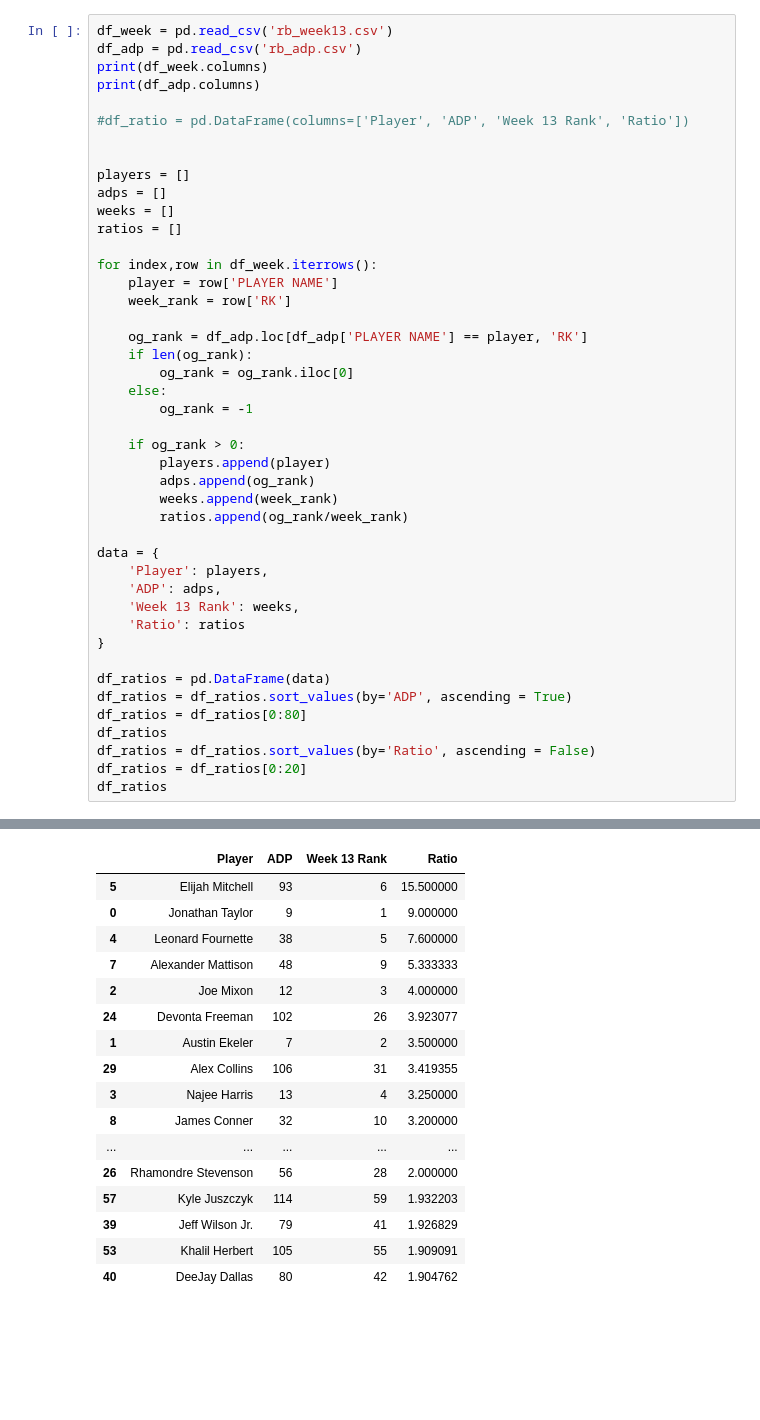
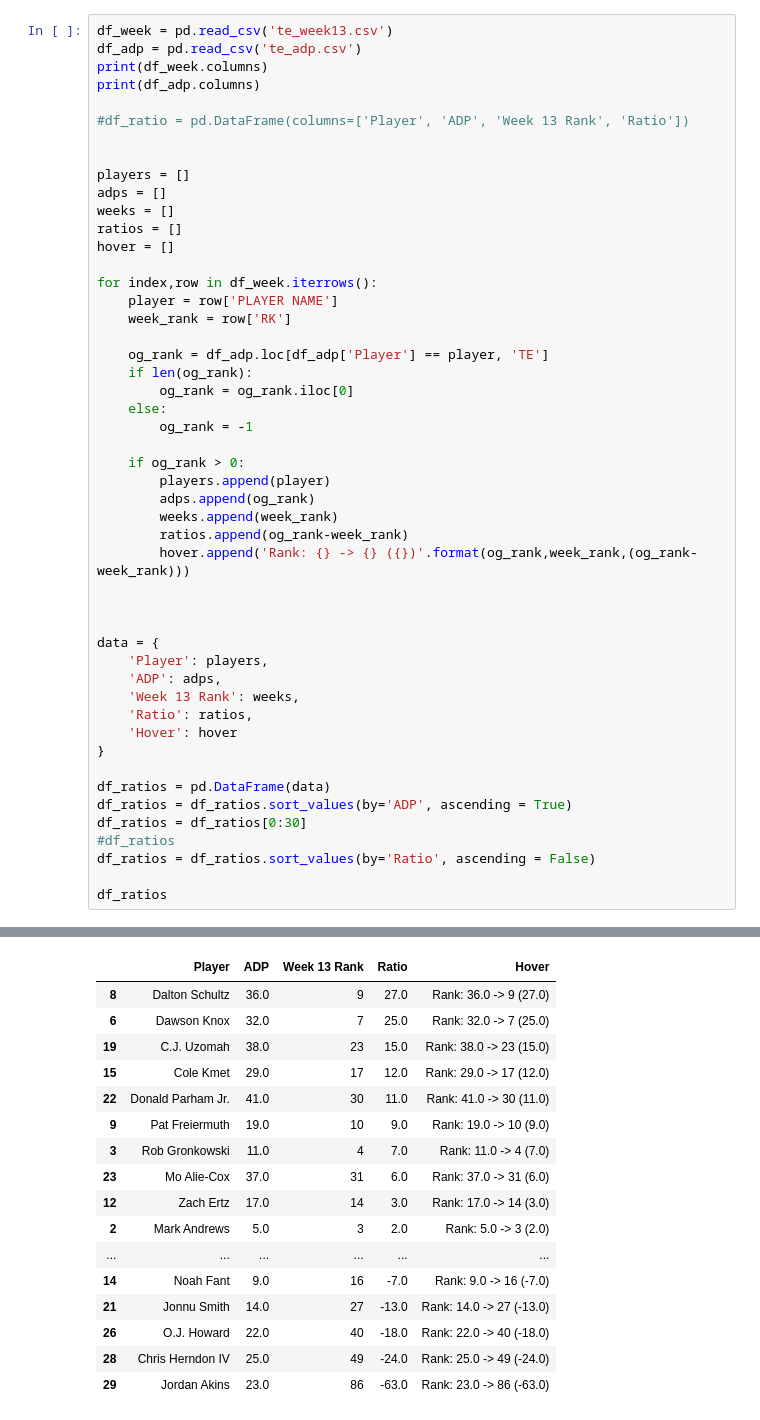
Before and after one commit to chrisplmmr/Fantasy-Statbook, a Jupyter notebook: jupyter/plotlygraphs.ipynb, the cells around one changed output, grey strips where cells are left out. Saved outputs shown, nothing was run; the diff lists cells and outputs as text; blank space fills up the shorter version.

```diff
--- a/jupyter/plotlygraphs.ipynb
+++ b/jupyter/plotlygraphs.ipynb
@@ -11,6 +11,6 @@ fig.show()
 # %%
-df_week = pd.read_csv('rb_week13.csv')
-df_adp = pd.read_csv('rb_adp.csv')
+df_week = pd.read_csv('te_week13.csv')
+df_adp = pd.read_csv('te_adp.csv')
 print(df_week.columns)
 print(df_adp.columns)
 
@@ -21,12 +21,13 @@ players = []
 adps = []
 weeks = []
 ratios = []
+hover = []
 
 for index,row in df_week.iterrows():
     player = row['PLAYER NAME']
     week_rank = row['RK']
 
-    og_rank = df_adp.loc[df_adp['PLAYER NAME'] == player, 'RK']
+    og_rank = df_adp.loc[df_adp['Player'] == player, 'TE']
     if len(og_rank):
         og_rank = og_rank.iloc[0]
     else:
@@ -36,22 +37,26 @@ for index,row in df_week.iterrows():
         players.append(player)
         adps.append(og_rank)
         weeks.append(week_rank)
-        ratios.append(og_rank/week_rank)
+        ratios.append(og_rank-week_rank)
+        hover.append('Rank: {} -> {} ({})'.format(og_rank,week_rank,(og_rank-week_rank)))
+
+
 
 data = {
     'Player': players,
     'ADP': adps,
     'Week 13 Rank': weeks,
-    'Ratio': ratios
+    'Ratio': ratios,
+    'Hover': hover
 }
 
 df_ratios = pd.DataFrame(data)
 df_ratios = df_ratios.sort_values(by='ADP', ascending = True)
-df_ratios = df_ratios[0:80]
+df_ratios = df_ratios[0:30]
+#df_ratios
+df_ratios = df_ratios.sort_values(by='Ratio', ascending = False)
+
 df_ratios
-df_ratios = df_ratios.sort_values(by='Ratio', ascending = False)
-df_ratios = df_ratios[0:20]
-df_ratios
 # %% [output]
 Index(['RK', 'PLAYER NAME', 'TEAM', 'OPP', 'MATCHUP ', 'START/SIT',
        'PROJ. FPTS'],
@@ -61,18 +66,18 @@ Index(['RK', 'TIERS', 'PLAYER NAME', 'TEAM', 'BYE WEEK', 'SOS SEASON',
       dtype='object')
-|  | Player | ADP | Week 13 Rank | Ratio |
-| 5 | Elijah Mitchell | 93 | 6 | 15.500000 |
-| 0 | Jonathan Taylor | 9 | 1 | 9.000000 |
-| 4 | Leonard Fournette | 38 | 5 | 7.600000 |
-| 7 | Alexander Mattison | 48 | 9 | 5.333333 |
-| 2 | Joe Mixon | 12 | 3 | 4.000000 |
-| 24 | Devonta Freeman | 102 | 26 | 3.923077 |
-| 1 | Austin Ekeler | 7 | 2 | 3.500000 |
-| 29 | Alex Collins | 106 | 31 | 3.419355 |
-| 3 | Najee Harris | 13 | 4 | 3.250000 |
-| 8 | James Conner | 32 | 10 | 3.200000 |
-| ... | ... | ... | ... | ... |
-| 26 | Rhamondre Stevenson | 56 | 28 | 2.000000 |
-| 57 | Kyle Juszczyk | 114 | 59 | 1.932203 |
-| 39 | Jeff Wilson Jr. | 79 | 41 | 1.926829 |
-| 53 | Khalil Herbert | 105 | 55 | 1.909091 |
-| 40 | DeeJay Dallas | 80 | 42 | 1.904762 |
+|  | Player | ADP | Week 13 Rank | Ratio | Hover |
+| 8 | Dalton Schultz | 36.0 | 9 | 27.0 | Rank: 36.0 -> 9 (27.0) |
+| 6 | Dawson Knox | 32.0 | 7 | 25.0 | Rank: 32.0 -> 7 (25.0) |
+| 19 | C.J. Uzomah | 38.0 | 23 | 15.0 | Rank: 38.0 -> 23 (15.0) |
+| 15 | Cole Kmet | 29.0 | 17 | 12.0 | Rank: 29.0 -> 17 (12.0) |
+| 22 | Donald Parham Jr. | 41.0 | 30 | 11.0 | Rank: 41.0 -> 30 (11.0) |
+| 9 | Pat Freiermuth | 19.0 | 10 | 9.0 | Rank: 19.0 -> 10 (9.0) |
+| 3 | Rob Gronkowski | 11.0 | 4 | 7.0 | Rank: 11.0 -> 4 (7.0) |
+| 23 | Mo Alie-Cox | 37.0 | 31 | 6.0 | Rank: 37.0 -> 31 (6.0) |
+| 12 | Zach Ertz | 17.0 | 14 | 3.0 | Rank: 17.0 -> 14 (3.0) |
+| 2 | Mark Andrews | 5.0 | 3 | 2.0 | Rank: 5.0 -> 3 (2.0) |
+| ... | ... | ... | ... | ... | ... |
+| 14 | Noah Fant | 9.0 | 16 | -7.0 | Rank: 9.0 -> 16 (-7.0) |
+| 21 | Jonnu Smith | 14.0 | 27 | -13.0 | Rank: 14.0 -> 27 (-13.0) |
+| 26 | O.J. Howard | 22.0 | 40 | -18.0 | Rank: 22.0 -> 40 (-18.0) |
+| 28 | Chris Herndon IV | 25.0 | 49 | -24.0 | Rank: 25.0 -> 49 (-24.0) |
+| 29 | Jordan Akins | 23.0 | 86 | -63.0 | Rank: 23.0 -> 86 (-63.0) |
```
Also changed, not shown: parts of 5 cells of this notebook, 17 other files.
